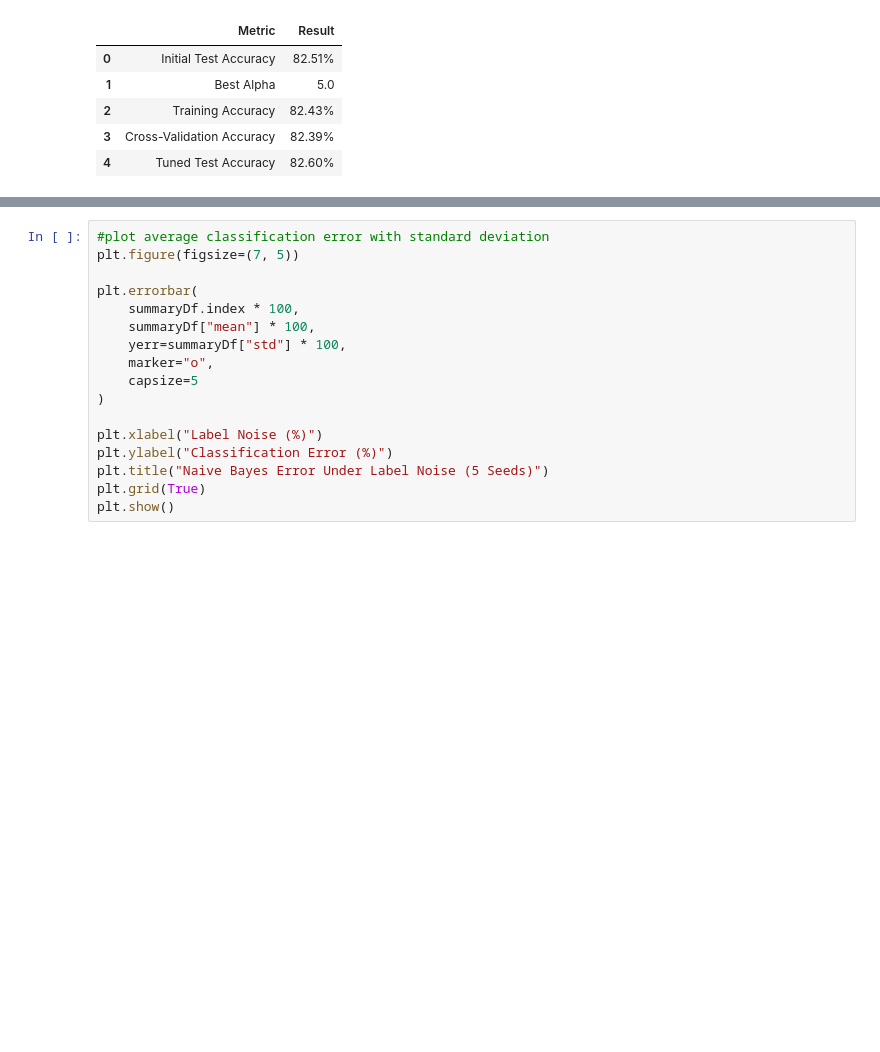
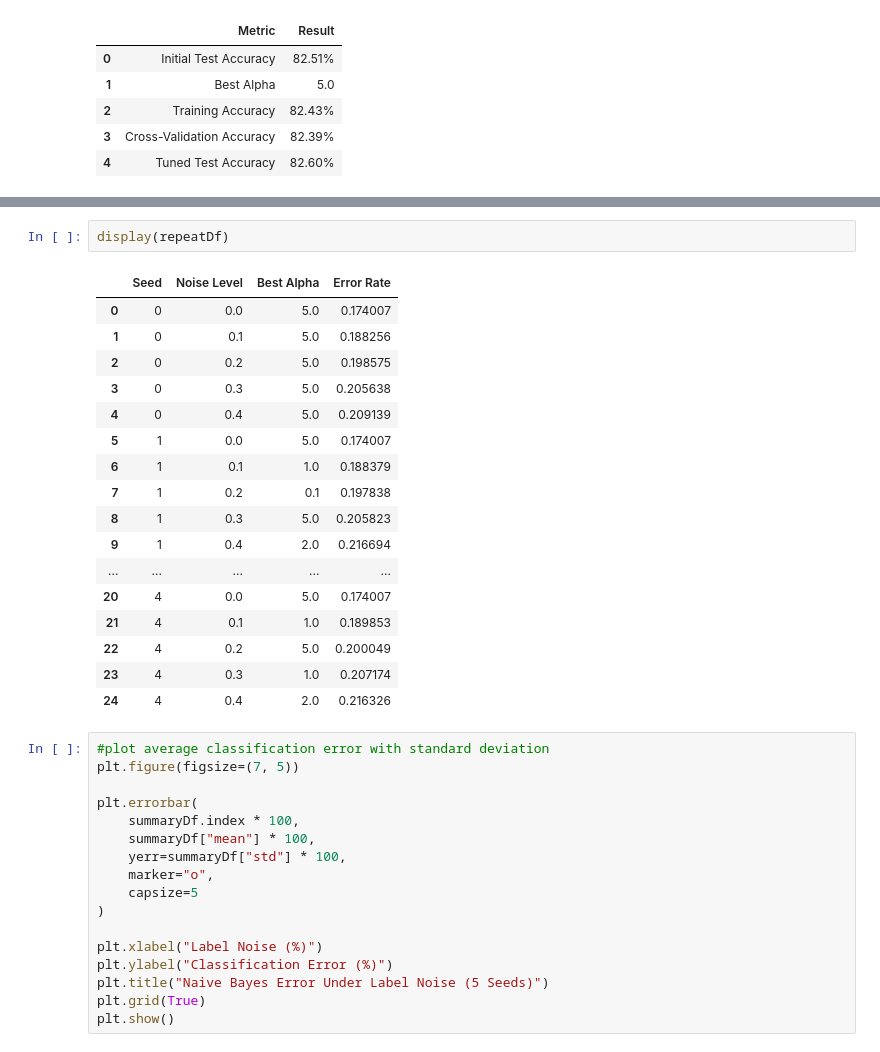
Before and after one commit to millieorellana/ECS171GroupProject, a Jupyter notebook: naiveBayes.ipynb, the cells around one changed output, grey strips where cells are left out. Saved outputs shown, nothing was run; the diff lists cells and outputs as text; blank space fills up the shorter version.

```diff
--- a/naiveBayes.ipynb
+++ b/naiveBayes.ipynb
@@ -234,3 +271,23 @@ display(summaryDf)
+# %%
+display(repeatDf)
+# %% [output]
+|  | Seed | Noise Level | Best Alpha | Error Rate |
+| 0 | 0 | 0.0 | 5.0 | 0.174007 |
+| 1 | 0 | 0.1 | 5.0 | 0.188256 |
+| 2 | 0 | 0.2 | 5.0 | 0.198575 |
+| 3 | 0 | 0.3 | 5.0 | 0.205638 |
+| 4 | 0 | 0.4 | 5.0 | 0.209139 |
+| 5 | 1 | 0.0 | 5.0 | 0.174007 |
+| 6 | 1 | 0.1 | 1.0 | 0.188379 |
+| 7 | 1 | 0.2 | 0.1 | 0.197838 |
+| 8 | 1 | 0.3 | 5.0 | 0.205823 |
+| 9 | 1 | 0.4 | 2.0 | 0.216694 |
+| ... | ... | ... | ... | ... |
+| 20 | 4 | 0.0 | 5.0 | 0.174007 |
+| 21 | 4 | 0.1 | 1.0 | 0.189853 |
+| 22 | 4 | 0.2 | 5.0 | 0.200049 |
+| 23 | 4 | 0.3 | 1.0 | 0.207174 |
+| 24 | 4 | 0.4 | 2.0 | 0.216326 |
 # %%
 #plot average classification error with standard deviation
 plt.figure(figsize=(7, 5))
```
Also changed, not shown: parts of 16 cells of this notebook, 2 other files.
